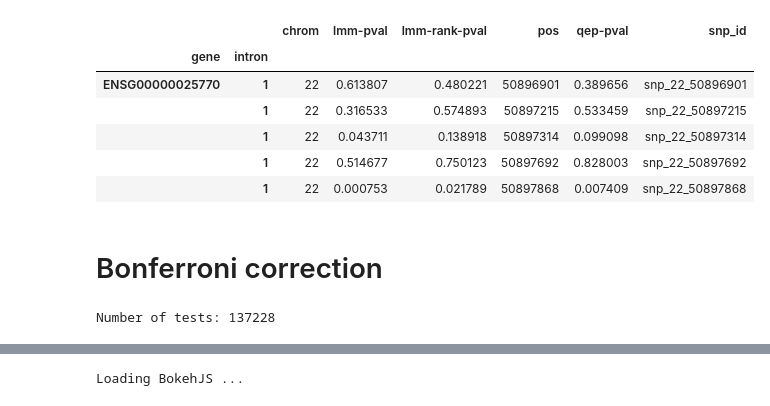
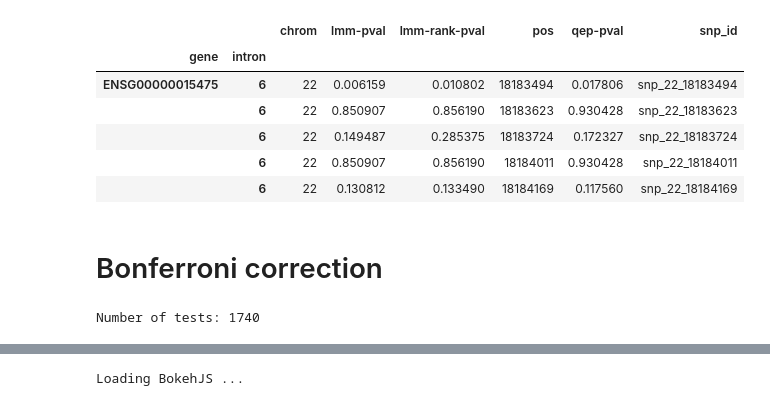
Before and after one commit to annacuomo/fastglmm-paper, a Jupyter notebook: alternative-splicing/Hits.ipynb, the cells around one changed output, grey strips where cells are left out. Cells and saved outputs as stored; diff of their text form; code cells hidden in the pictures.

```diff
--- a/alternative-splicing/Hits.ipynb
+++ b/alternative-splicing/Hits.ipynb
@@ -1,28 +1,42 @@
 # %%
 import pandas as pd
 import numpy as np
 
 
 chrom = 22
-df = pd.read_pickle('chrom_%d.pkl' % chrom)
+df = pd.read_pickle('chrom_%d_real.pkl' % chrom)
 df.set_index(['gene', 'intron'], inplace=True)
 df.sort_index(inplace=True)
 df.head()
 # %% [output]
 |  |  | chrom | lmm-pval | lmm-rank-pval | pos | qep-pval | snp_id |
 | gene | intron |  |  |  |  |  |  |
-| ENSG00000025770 | 1 | 22 | 0.613807 | 0.480221 | 50896901 | 0.389656 | snp_22_50896901 |
-|  | 1 | 22 | 0.316533 | 0.574893 | 50897215 | 0.533459 | snp_22_50897215 |
-|  | 1 | 22 | 0.043711 | 0.138918 | 50897314 | 0.099098 | snp_22_50897314 |
-|  | 1 | 22 | 0.514677 | 0.750123 | 50897692 | 0.828003 | snp_22_50897692 |
-|  | 1 | 22 | 0.000753 | 0.021789 | 50897868 | 0.007409 | snp_22_50897868 |
+| ENSG00000015475 | 6 | 22 | 0.006159 | 0.010802 | 18183494 | 0.017806 | snp_22_18183494 |
+|  | 6 | 22 | 0.850907 | 0.856190 | 18183623 | 0.930428 | snp_22_18183623 |
+|  | 6 | 22 | 0.149487 | 0.285375 | 18183724 | 0.172327 | snp_22_18183724 |
+|  | 6 | 22 | 0.850907 | 0.856190 | 18184011 | 0.930428 | snp_22_18184011 |
+|  | 6 | 22 | 0.130812 | 0.133490 | 18184169 | 0.117560 | snp_22_18184169 |
 # %% [markdown]
 # Bonferroni correction
-# %%
-ntests = len(df)
-print("Number of tests: %d" % ntests)
-df['lmm-pval'] = np.clip(df['lmm-pval'] * ntests, 0, 1)
-df['lmm-rank-pval'] = np.clip(df['lmm-rank-pval'] * ntests, 0, 1)
-df['qep-pval'] = np.clip(df['qep-pval'] * ntests, 0, 1)
-# %% [output]
-Number of tests: 137228
+# %%
+ntests = len(df.index.unique())
+print("Number of tests: %d" % ntests)
+
+# Bonferroni within gene-intron
+def pval_agg(x):
+    return np.clip(np.min(x) * len(x), 0, 1)
+
+def method_agg(x):
+    return x[0]
+
+def gene_intron_wise(df):
+    df = df.groupby(level=[0, 1]).agg({
+        'lmm-pval': pval_agg,
+        'lmm-rank-pval': pval_agg,
+        'qep-pval': pval_agg
+    })
+    return df
+
+df = gene_intron_wise(df)
+# %% [output]
+Number of tests: 1740
```
Also changed, not shown: parts of 7 cells of this notebook, 4 other files.
